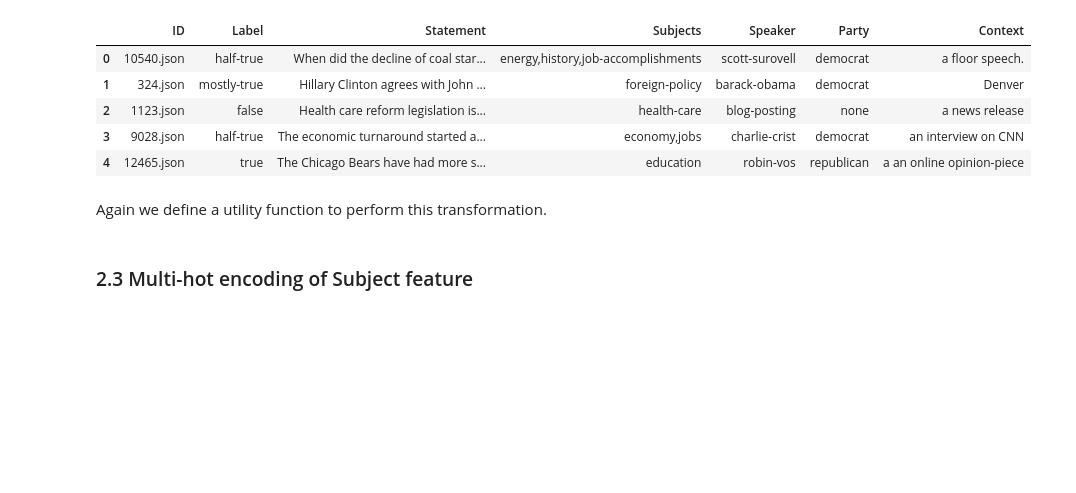
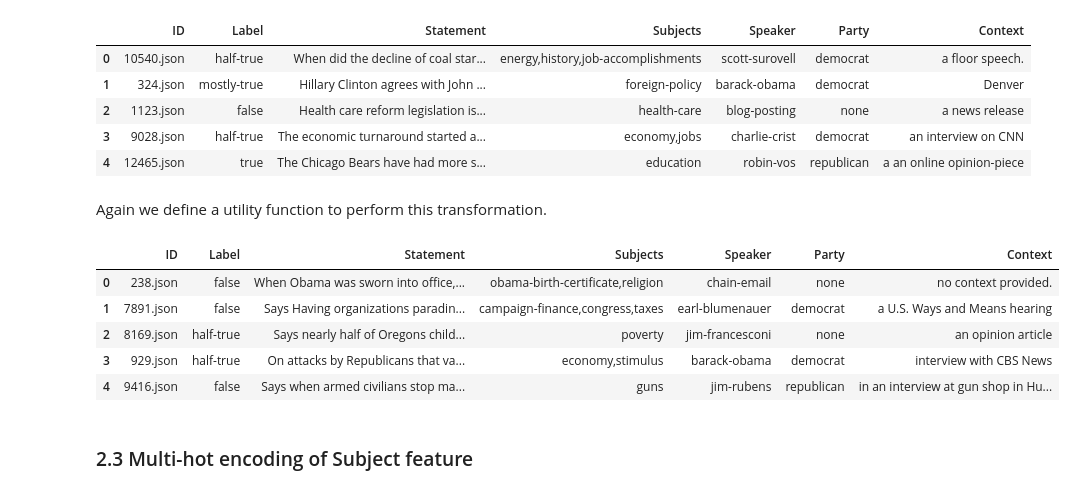
Before and after one commit to giacomomolinari/liar-fake-news-detector, a Jupyter notebook: models.ipynb, the cells around one changed output. Saved outputs shown, nothing was run; the diff lists cells and outputs as text; code cells hidden in the pictures; blank space fills up the shorter version.

```diff
--- a/models.ipynb
+++ b/models.ipynb
@@ -142,6 +169,17 @@ def aggregate_and_drop(df):
   df_res.loc[df_res["Label"] == "pants-fire", "Label"] = "false"
   df_res = df_res.drop(["HistBarelyTrue", "HistFalse", "HistHalfTrue", "HistMostTrue", "HistPantsFire"], axis=1)
   return df_res
+# %%
+df_valid_reduced = aggregate_and_drop(df_valid_clean)
+
+df_valid_reduced.head()
+# %% [output]
+|  | ID | Label | Statement | Subjects | Speaker | Party | Context |
+| 0 | 238.json | false | When Obama was sworn into office,... | obama-birth-certificate,religion | chain-email | none | no context provided. |
+| 1 | 7891.json | false | Says Having organizations paradin... | campaign-finance,congress,taxes | earl-blumenauer | democrat | a U.S. Ways and Means hearing |
+| 2 | 8169.json | half-true | Says nearly half of Oregons child... | poverty | jim-francesconi | none | an opinion article |
+| 3 | 929.json | half-true | On attacks by Republicans that va... | economy,stimulus | barack-obama | democrat | interview with CBS News |
+| 4 | 9416.json | false | Says when armed civilians stop ma... | guns | jim-rubens | republican | in an interview at gun shop in Hu... |
 # %% [markdown]
 ### 2.3 Multi-hot encoding of Subject feature
 # %% [markdown]
```
Also changed, not shown: parts of 33 cells of this notebook.
